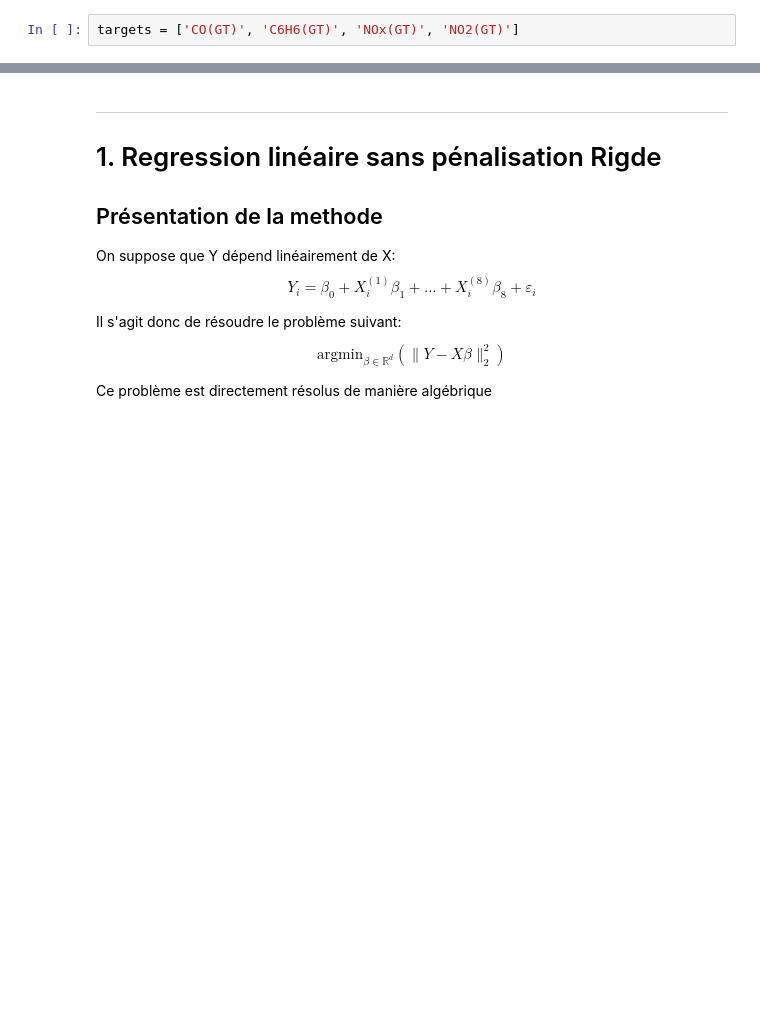
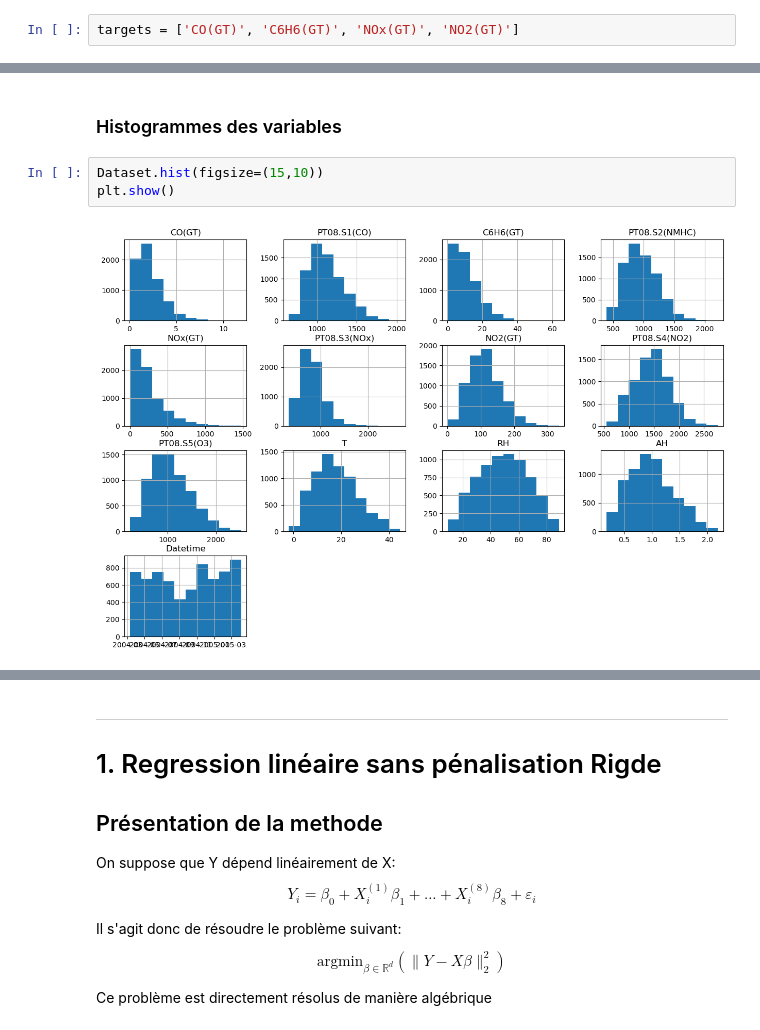
Before and after one commit to NourBouabid/regression_air_quality, a Jupyter notebook: notebookfinale.ipynb, the cells around one changed output, grey strips where cells are left out. Drawn from its saved outputs; the diff is of its cells as text; blank space fills up the shorter version.

```diff
--- a/notebookfinale.ipynb
+++ b/notebookfinale.ipynb
@@ -136,0 +159,7 @@ targets = ['CO(GT)', 'C6H6(GT)', 'NOx(GT)', 'NO2(GT)']
+# %% [markdown]
+### Histogrammes des variables
+# %%
+Dataset.hist(figsize=(15,10))
+plt.show()
+# %% [output]
+[figure, added]
```
Also changed, not shown: parts of 16 cells of this notebook.
